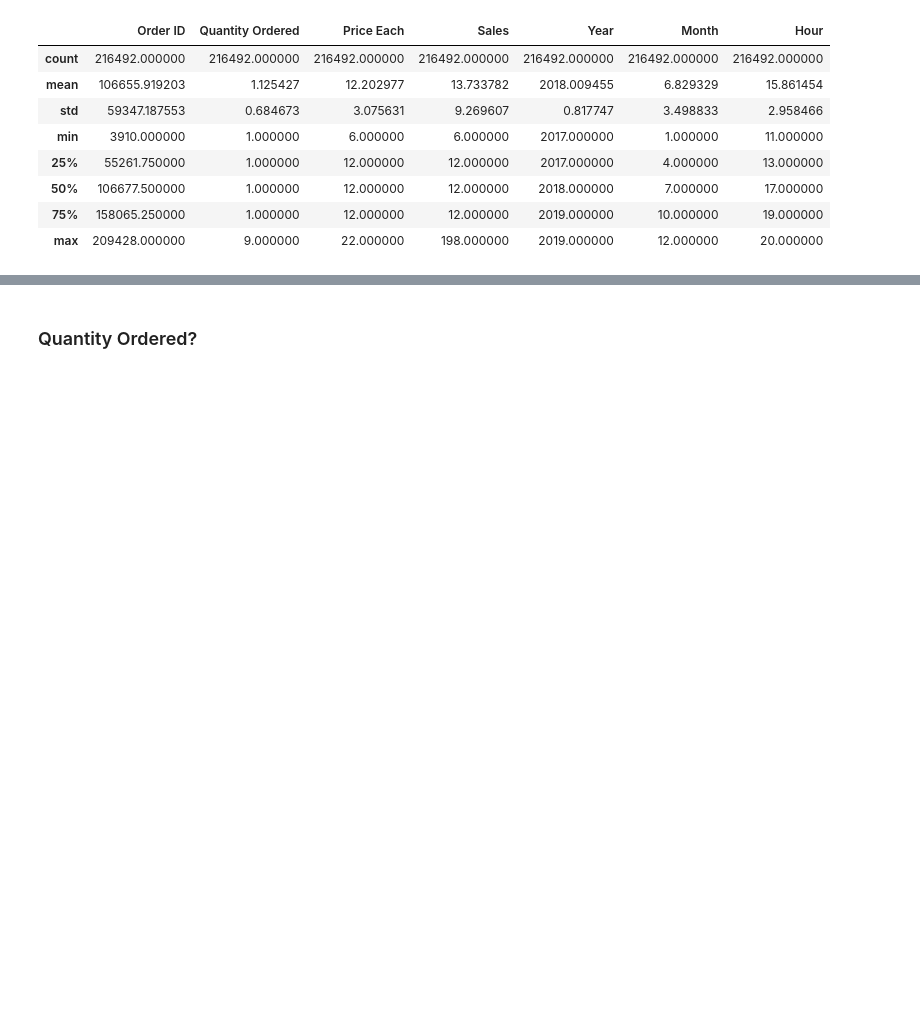
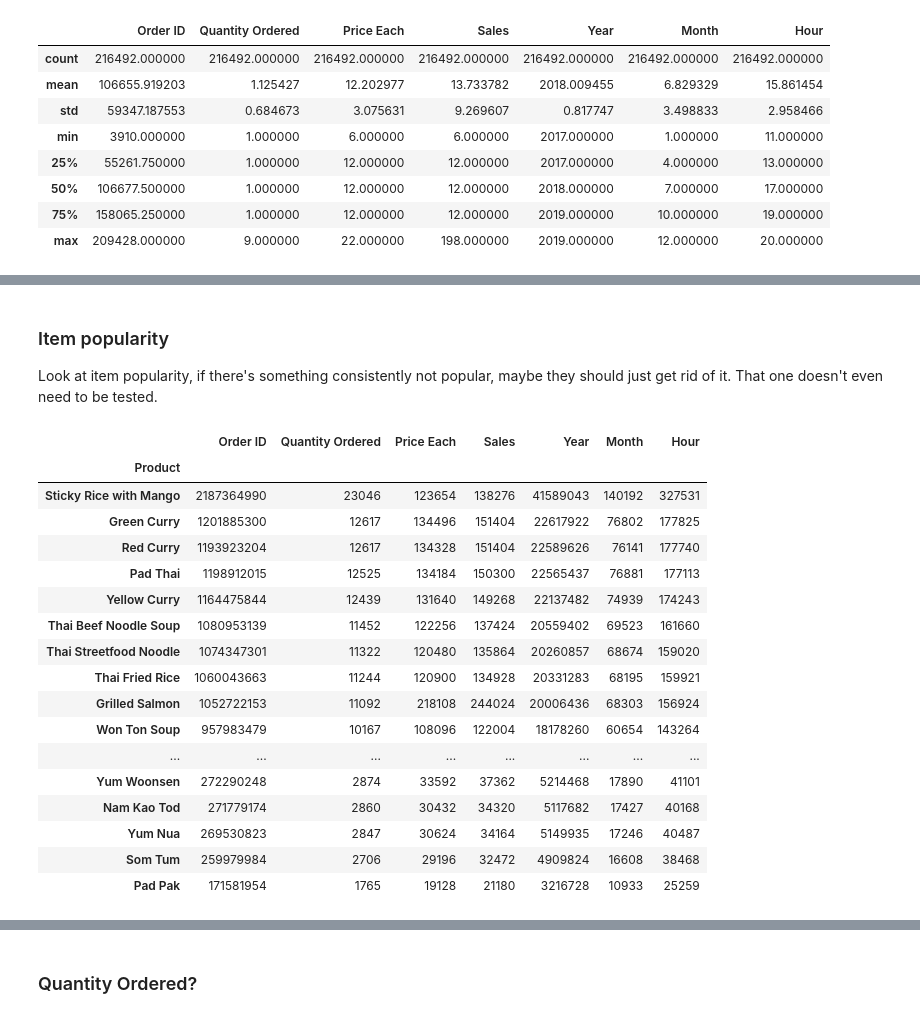
Before and after one commit to onederekchen/thaitanic, a Jupyter notebook: analysis + experimentation/data_analysis.ipynb, the cells around one changed output, grey strips where cells are left out. Saved outputs shown, nothing was run; the diff lists cells and outputs as text; code cells hidden in the pictures; blank space fills up the shorter version.

```diff
--- a/analysis + experimentation/data_analysis.ipynb
+++ b/analysis + experimentation/data_analysis.ipynb
@@ -159,0 +225,25 @@ df.loc[(df['Order ID'] == 209426)]  # example dupe value
+# %% [markdown]
+### Item popularity
+
+Look at item popularity, if there's something consistently not popular, maybe they should just get rid of it. That one doesn't even need to be tested.
+# %%
+df.groupby('Product').sum().sort_values(by='Quantity Ordered', ascending=False)
+# %% [output]
+|  | Order ID | Quantity Ordered | Price Each | Sales | Year | Month | Hour |
+| Product |  |  |  |  |  |  |  |
+| Sticky Rice with Mango | 2187364990 | 23046 | 123654 | 138276 | 41589043 | 140192 | 327531 |
+| Green Curry | 1201885300 | 12617 | 134496 | 151404 | 22617922 | 76802 | 177825 |
+| Red Curry | 1193923204 | 12617 | 134328 | 151404 | 22589626 | 76141 | 177740 |
+| Pad Thai | 1198912015 | 12525 | 134184 | 150300 | 22565437 | 76881 | 177113 |
+| Yellow Curry | 1164475844 | 12439 | 131640 | 149268 | 22137482 | 74939 | 174243 |
+| Thai Beef Noodle Soup | 1080953139 | 11452 | 122256 | 137424 | 20559402 | 69523 | 161660 |
+| Thai Streetfood Noodle | 1074347301 | 11322 | 120480 | 135864 | 20260857 | 68674 | 159020 |
+| Thai Fried Rice | 1060043663 | 11244 | 120900 | 134928 | 20331283 | 68195 | 159921 |
+| Grilled Salmon | 1052722153 | 11092 | 218108 | 244024 | 20006436 | 68303 | 156924 |
+| Won Ton Soup | 957983479 | 10167 | 108096 | 122004 | 18178260 | 60654 | 143264 |
+| ... | ... | ... | ... | ... | ... | ... | ... |
+| Yum Woonsen | 272290248 | 2874 | 33592 | 37362 | 5214468 | 17890 | 41101 |
+| Nam Kao Tod | 271779174 | 2860 | 30432 | 34320 | 5117682 | 17427 | 40168 |
+| Yum Nua | 269530823 | 2847 | 30624 | 34164 | 5149935 | 17246 | 40487 |
+| Som Tum | 259979984 | 2706 | 29196 | 32472 | 4909824 | 16608 | 38468 |
+| Pad Pak | 171581954 | 1765 | 19128 | 21180 | 3216728 | 10933 | 25259 |
```
Also changed, not shown: parts of 35 cells of this notebook, 1 other file.
